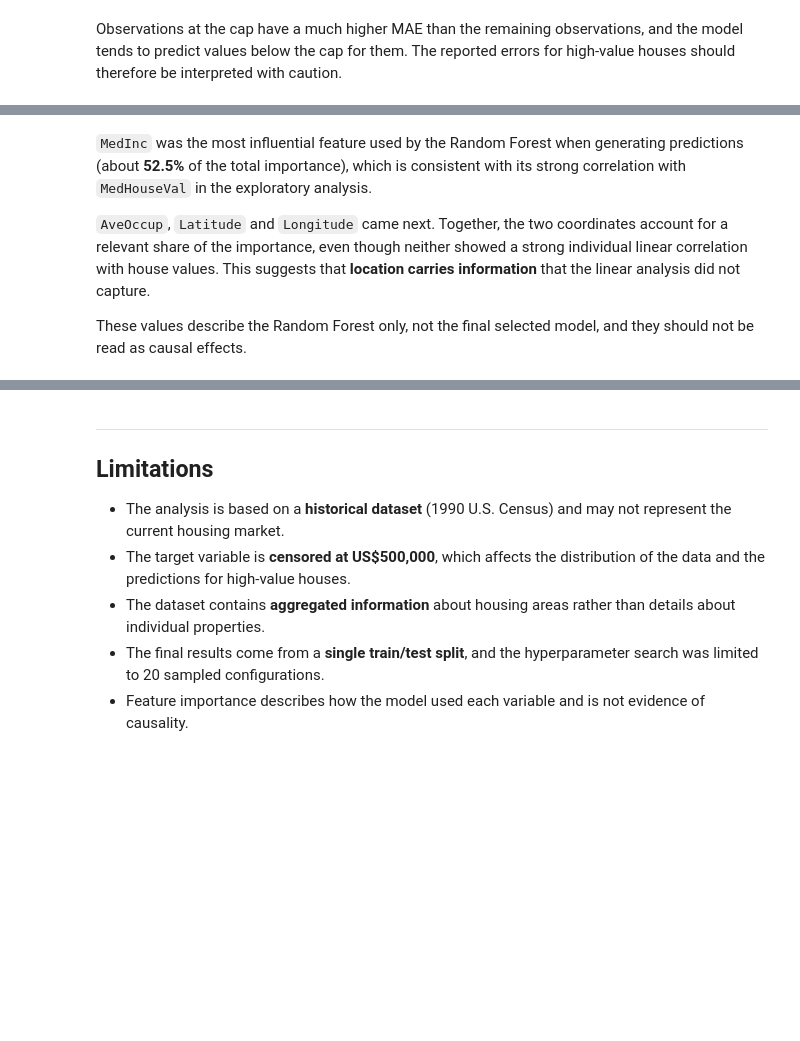
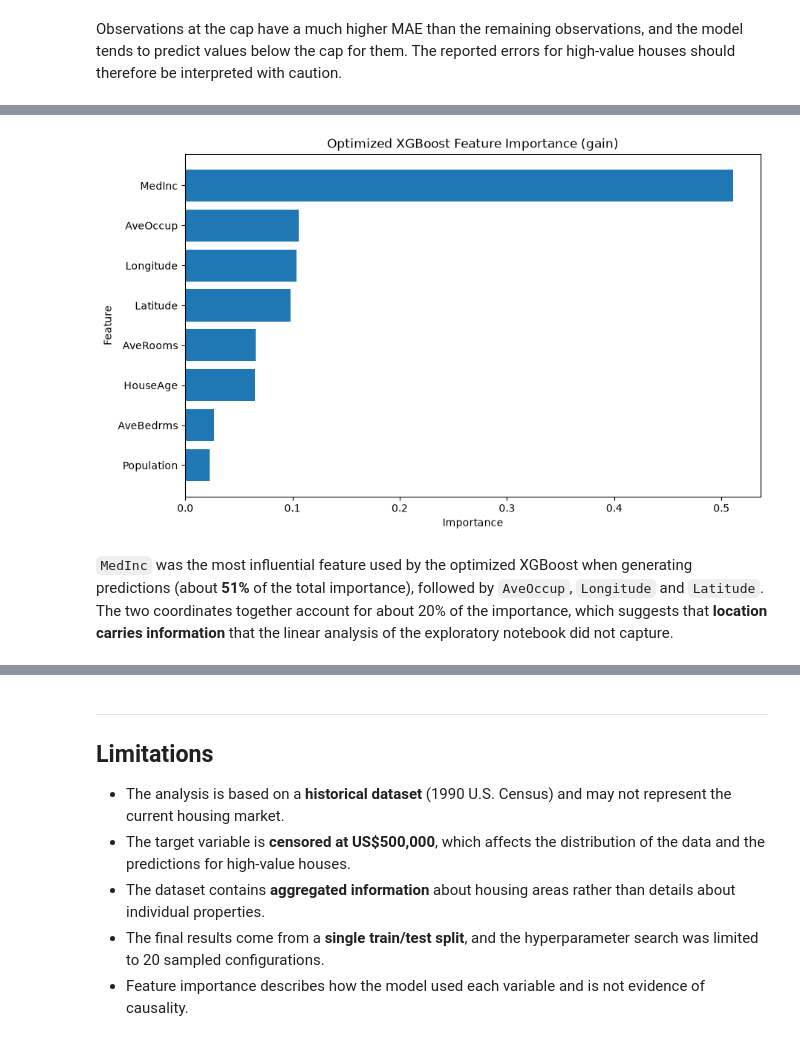
Before and after one commit to IsacFreitaas/real-estate-analytics-project, a Jupyter notebook: notebooks/2. Modelling.ipynb, the cells around one changed output, grey strips where cells are left out. Saved outputs shown, nothing was run; the diff lists cells and outputs as text; code cells hidden in the pictures; blank space fills up the shorter version.

```diff
--- a/notebooks/2. Modelling.ipynb
+++ b/notebooks/2. Modelling.ipynb
@@ -440,0 +417,4 @@ plot_feature_importance(feature_importance)
+# %%
+xgb_importance = build_feature_importance_frame(fitted_pipelines[final_name])
+
+xgb_importance
@@ -441,6 +431,8 @@ plot_feature_importance(feature_importance)
+# %%
+plot_feature_importance(
+    xgb_importance,
+    title="Optimized XGBoost Feature Importance (gain)")
+# %% [output]
+[figure, added]
 # %% [markdown]
-`MedInc` was the most influential feature used by the Random Forest when generating predictions (about **52.5%** of the total importance), which is consistent with its strong correlation with `MedHouseVal` in the exploratory analysis.
-
-`AveOccup`, `Latitude` and `Longitude` came next. Together, the two coordinates account for a relevant share of the importance, even though neither showed a strong individual linear correlation with house values. This suggests that **location carries information** that the linear analysis did not capture.
-
-These values describe the Random Forest only, not the final selected model, and they should not be read as causal effects.
+`MedInc` was the most influential feature used by the optimized XGBoost when generating predictions (about **51%** of the total importance), followed by `AveOccup`, `Longitude` and `Latitude`. The two coordinates together account for about 20% of the importance, which suggests that **location carries information** that the linear analysis of the exploratory notebook did not capture.
```
Also changed, not shown: parts of 9 cells of this notebook.
